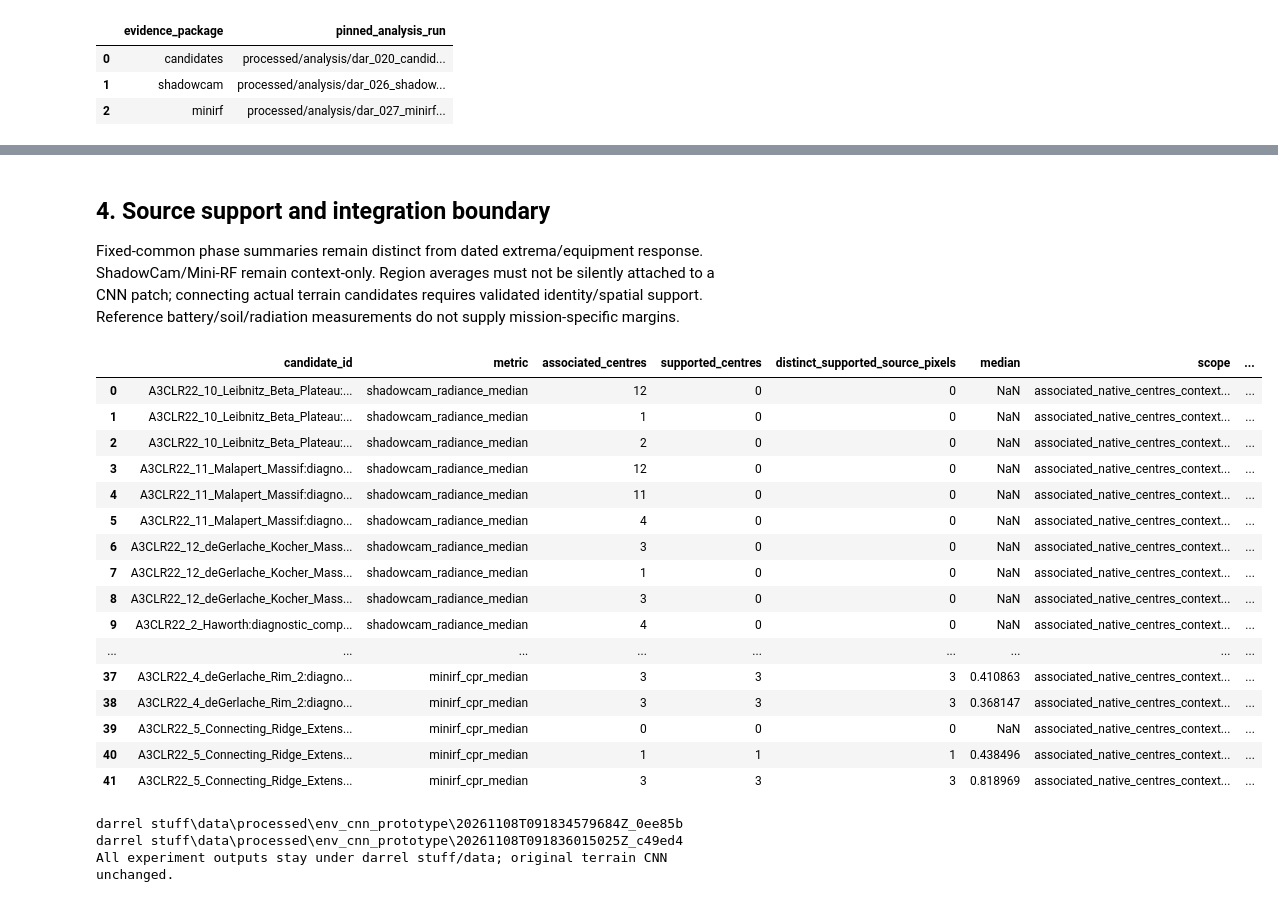
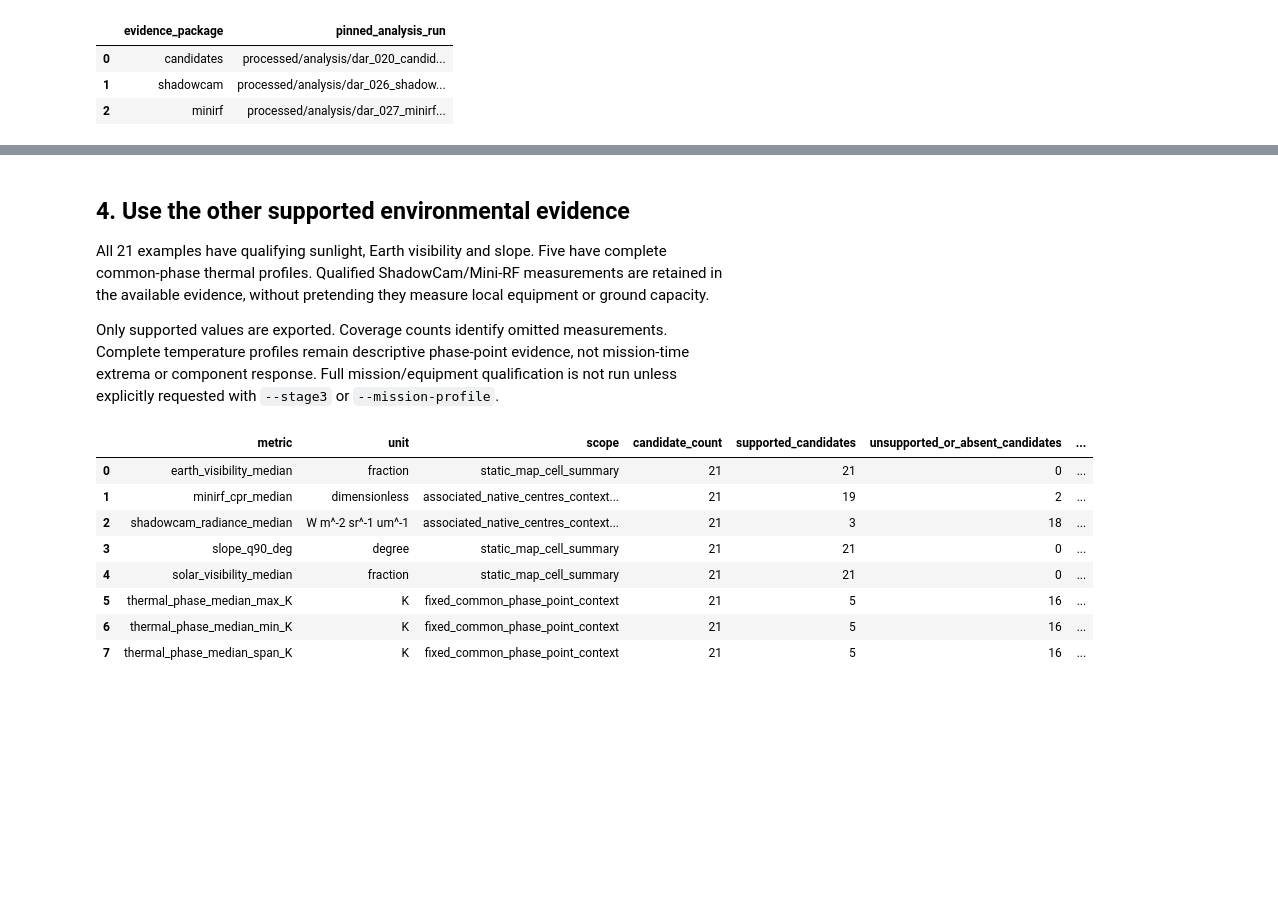
Before and after one commit to LRXA2/NASA-Space-Apps-Challenge-2026, a Jupyter notebook: darrel stuff/Pipeline_Proto/Dar_028_environment_pipeline.ipynb, the cells around one changed output, grey strips where cells are left out. Cells and saved outputs as stored; diff of their text form; code cells hidden in the pictures; blank space fills up the shorter version.

Commit message:
[ENV revamp pipeline] - Downloaded NASA prev missions - Updated EDA - Rework pipeline algo

```diff
--- a/darrel stuff/Pipeline_Proto/Dar_028_environment_pipeline.ipynb
+++ b/darrel stuff/Pipeline_Proto/Dar_028_environment_pipeline.ipynb
@@ -34,16 +33,16 @@ Verify completed input/output hashes before deriving features. Retain evidence u
 # %%
-default_run = engine.main(['--config', str(CONFIG)])
-assert default_run.is_relative_to(DATA)
-baseline = pd.read_csv(default_run/'candidate_assessments.csv')
-evidence = pd.read_csv(default_run/'environment_evidence.csv')
-display(evidence.groupby(['metric','status']).size().rename('candidate_examples').reset_index())
-display(pd.read_csv(default_run/'hard_rule_results.csv')[['rule_id','status','reason']].drop_duplicates())
-assert len(baseline) == 21 and baseline.gate_status.eq('unknown').all()
-assert baseline.diagnostic_preference_score.isna().all()
-assert pd.read_csv(default_run/'soft_preference_results.csv').empty
-assert baseline.stage3_status.eq('unknown').all()
-assert baseline.operational_preference_score.isna().all()
-assert pd.read_csv(default_run/'stage3_top_k.csv').empty
-display(pd.read_csv(default_run/'stage3_operational_checks.csv')[['requirement','status','reason']].drop_duplicates())
-display(pd.read_csv(default_run/'stage3_evidence/audit/golden_input_coverage.csv'))
+comparison_run = engine.main(['--config', str(CONFIG)])
+assert comparison_run.is_relative_to(OUTPUTS) and not comparison_run.is_relative_to(DATA)
+status = pd.read_csv(comparison_run/'candidate_status.csv')
+evidence = pd.read_csv(comparison_run/'environment_evidence.csv')
+ranking = pd.read_csv(comparison_run/'environmental_rankings.csv')
+top = pd.read_csv(comparison_run/'environmental_top_k.csv')
+report = json.loads((comparison_run/'report.json').read_text(encoding='utf-8'))
+display(evidence.groupby('metric').size().rename('supported_candidates').reset_index())
+assert len(status) == 21 and len(ranking) == 14 and len(top) == 5
+assert status.comparison_status.value_counts().to_dict() == {'ranked_context_only': 14, 'excluded_by_context_filter': 7}
+assert evidence.status.eq('observed').all() and not evidence.isna().any().any()
+assert ranking.environmental_score.notna().all()
+assert report['product_mode'] and not report['is_synthetic']
+assert not report['stage3_assessment_requested']
 # %% [output]
@@ -189,33 +143,27 @@ assert utilities.loc[utilities.candidate_id.isin(assessment.loc[assessment.gate_
 # %% [markdown]
-## 4. Source support and integration boundary
+## 4. Use the other supported environmental evidence
 
-Fixed-common phase summaries remain distinct from dated extrema/equipment response. ShadowCam/Mini-RF remain context-only. Region averages must not be silently attached to a CNN patch; connecting actual terrain candidates requires validated identity/spatial support. Reference battery/soil/radiation measurements do not supply mission-specific margins.
+All 21 examples have qualifying sunlight, Earth visibility and slope. Five have complete common-phase thermal profiles. Qualified ShadowCam/Mini-RF measurements are retained in the available evidence, without pretending they measure local equipment or ground capacity.
+
+Only supported values are exported. Coverage counts identify omitted measurements. Complete temperature profiles remain descriptive phase-point evidence, not mission-time extrema or component response. Full mission/equipment qualification is not run unless explicitly requested with `--stage3` or `--mission-profile`.
 # %%
-display(pd.read_csv(diagnostic_run/'image_radar_context.csv'))
-for folder in (default_run, diagnostic_run):
-    manifest = json.loads((folder/'provenance.json').read_text(encoding='utf-8'))
-    assert manifest['status'] == 'complete'
-    print(folder.relative_to(ROOT))
-assert not (ROOT/'data').exists(), 'A root data directory was unexpectedly recreated'
-print('All experiment outputs stay under darrel stuff/data; original terrain CNN unchanged.')
+usage = pd.read_csv(comparison_run/'feature_usage.csv')
+display(usage)
+assert set(usage.loc[usage.used_in_score,'metric']) == {'solar_visibility_median','earth_visibility_median'}
+assert not usage.set_index('metric').loc['slope_q90_deg','used_in_score']
+if (comparison_run/'thermal_profiles.csv').exists():
+    display(pd.read_csv(comparison_run/'thermal_profiles.csv'))
+display(evidence.loc[evidence.metric.isin(['shadowcam_radiance_median','minirf_cpr_median'])])
+assert not (comparison_run/'stage3_operational_checks.csv').exists()
+assert not (comparison_run/'stage3_top_k.csv').exists()
+assert not report['operational_suitability_assessed']
 # %% [output]
-|  | candidate_id | metric | associated_centres | supported_centres | distinct_supported_source_pixels | median | scope | ... |
-| 0 | A3CLR22_10_Leibnitz_Beta_Plateau:... | shadowcam_radiance_median | 12 | 0 | 0 | NaN | associated_native_centres_context... | ... |
-| 1 | A3CLR22_10_Leibnitz_Beta_Plateau:... | shadowcam_radiance_median | 1 | 0 | 0 | NaN | associated_native_centres_context... | ... |
-| 2 | A3CLR22_10_Leibnitz_Beta_Plateau:... | shadowcam_radiance_median | 2 | 0 | 0 | NaN | associated_native_centres_context... | ... |
-| 3 | A3CLR22_11_Malapert_Massif:diagno... | shadowcam_radiance_median | 12 | 0 | 0 | NaN | associated_native_centres_context... | ... |
-| 4 | A3CLR22_11_Malapert_Massif:diagno... | shadowcam_radiance_median | 11 | 0 | 0 | NaN | associated_native_centres_context... | ... |
-| 5 | A3CLR22_11_Malapert_Massif:diagno... | shadowcam_radiance_median | 4 | 0 | 0 | NaN | associated_native_centres_context... | ... |
-| 6 | A3CLR22_12_deGerlache_Kocher_Mass... | shadowcam_radiance_median | 3 | 0 | 0 | NaN | associated_native_centres_context... | ... |
-| 7 | A3CLR22_12_deGerlache_Kocher_Mass... | shadowcam_radiance_median | 1 | 0 | 0 | NaN | associated_native_centres_context... | ... |
-| 8 | A3CLR22_12_deGerlache_Kocher_Mass... | shadowcam_radiance_median | 3 | 0 | 0 | NaN | associated_native_centres_context... | ... |
-| 9 | A3CLR22_2_Haworth:diagnostic_comp... | shadowcam_radiance_median | 4 | 0 | 0 | NaN | associated_native_centres_context... | ... |
-| ... | ... | ... | ... | ... | ... | ... | ... | ... |
-| 37 | A3CLR22_4_deGerlache_Rim_2:diagno... | minirf_cpr_median | 3 | 3 | 3 | 0.410863 | associated_native_centres_context... | ... |
-| 38 | A3CLR22_4_deGerlache_Rim_2:diagno... | minirf_cpr_median | 3 | 3 | 3 | 0.368147 | associated_native_centres_context... | ... |
-| 39 | A3CLR22_5_Connecting_Ridge_Extens... | minirf_cpr_median | 0 | 0 | 0 | NaN | associated_native_centres_context... | ... |
-| 40 | A3CLR22_5_Connecting_Ridge_Extens... | minirf_cpr_median | 1 | 1 | 1 | 0.438496 | associated_native_centres_context... | ... |
-| 41 | A3CLR22_5_Connecting_Ridge_Extens... | minirf_cpr_median | 3 | 3 | 3 | 0.818969 | associated_native_centres_context... | ... |
+|  | metric | unit | scope | candidate_count | supported_candidates | unsupported_or_absent_candidates | ... |
+| 0 | earth_visibility_median | fraction | static_map_cell_summary | 21 | 21 | 0 | ... |
+| 1 | minirf_cpr_median | dimensionless | associated_native_centres_context... | 21 | 19 | 2 | ... |
+| 2 | shadowcam_radiance_median | W m^-2 sr^-1 um^-1 | associated_native_centres_context... | 21 | 3 | 18 | ... |
+| 3 | slope_q90_deg | degree | static_map_cell_summary | 21 | 21 | 0 | ... |
+| 4 | solar_visibility_median | fraction | static_map_cell_summary | 21 | 21 | 0 | ... |
+| 5 | thermal_phase_median_max_K | K | fixed_common_phase_point_context | 21 | 5 | 16 | ... |
+| 6 | thermal_phase_median_min_K | K | fixed_common_phase_point_context | 21 | 5 | 16 | ... |
+| 7 | thermal_phase_median_span_K | K | fixed_common_phase_point_context | 21 | 5 | 16 | ... |
-darrel stuff\data\processed\env_cnn_prototype\20261108T091834579684Z_0ee85b
-darrel stuff\data\processed\env_cnn_prototype\20261108T091836015025Z_c49ed4
-All experiment outputs stay under darrel stuff/data; original terrain CNN unchanged.
```
Also changed, not shown: parts of 16 cells of this notebook, 46 other files.
